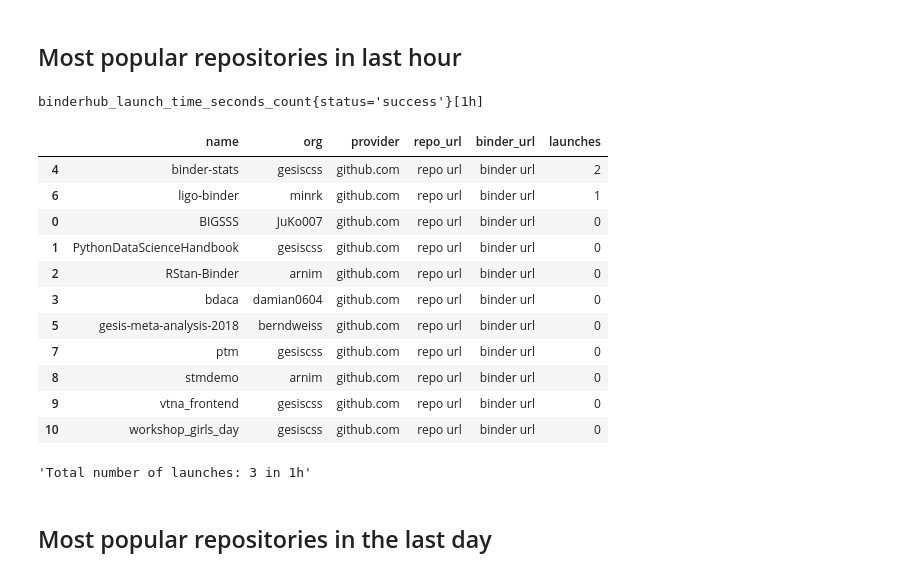
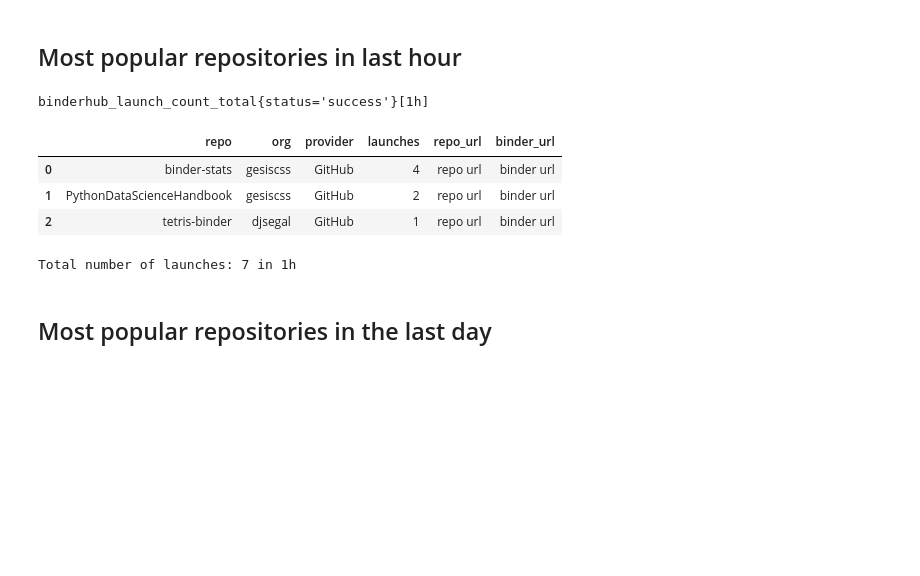
Before and after one commit to bitnik/binder-stats, a Jupyter notebook: popular_repos.ipynb, the cells around one changed output. Cells and saved outputs as stored; diff of their text form; code cells hidden in the pictures; blank space fills up the shorter version.

```diff
--- a/popular_repos.ipynb
+++ b/popular_repos.ipynb
@@ -75,26 +53,13 @@ def makedf(time_range, time_delta):
 # %% [markdown]
 ## Most popular repositories in last hour
-# %%
-hour = 1
-time_range = f'{hour}h'
-time_delta = timedelta(hours=hour)
-df = makedf(time_range, time_delta)
-display(df)
-"Total number of launches: " + str(sum(df.data['launches'])) + " in "+ str(time_range)
-# %% [output]
-binderhub_launch_time_seconds_count{status='success'}[1h]
-|  | name | org | provider | repo_url | binder_url | launches |
-| 4 | binder-stats | gesiscss | github.com | repo url | binder url | 2 |
-| 6 | ligo-binder | minrk | github.com | repo url | binder url | 1 |
-| 0 | BIGSSS | JuKo007 | github.com | repo url | binder url | 0 |
-| 1 | PythonDataScienceHandbook | gesiscss | github.com | repo url | binder url | 0 |
-| 2 | RStan-Binder | arnim | github.com | repo url | binder url | 0 |
-| 3 | bdaca | damian0604 | github.com | repo url | binder url | 0 |
-| 5 | gesis-meta-analysis-2018 | berndweiss | github.com | repo url | binder url | 0 |
-| 7 | ptm | gesiscss | github.com | repo url | binder url | 0 |
-| 8 | stmdemo | arnim | github.com | repo url | binder url | 0 |
-| 9 | vtna_frontend | gesiscss | github.com | repo url | binder url | 0 |
-| 10 | workshop_girls_day | gesiscss | github.com | repo url | binder url | 0 |
-'Total number of launches: 3 in 1h'
+# %%
+display_df('1h')
+# %% [output]
+binderhub_launch_count_total{status='success'}[1h]
+|  | repo | org | provider | launches | repo_url | binder_url |
+| 0 | binder-stats | gesiscss | GitHub | 4 | repo url | binder url |
+| 1 | PythonDataScienceHandbook | gesiscss | GitHub | 2 | repo url | binder url |
+| 2 | tetris-binder | djsegal | GitHub | 1 | repo url | binder url |
+Total number of launches: 7 in 1h
 # %% [markdown]
 ## Most popular repositories in the last day
```
Also changed, not shown: parts of 13 cells of this notebook, 3 other files.
